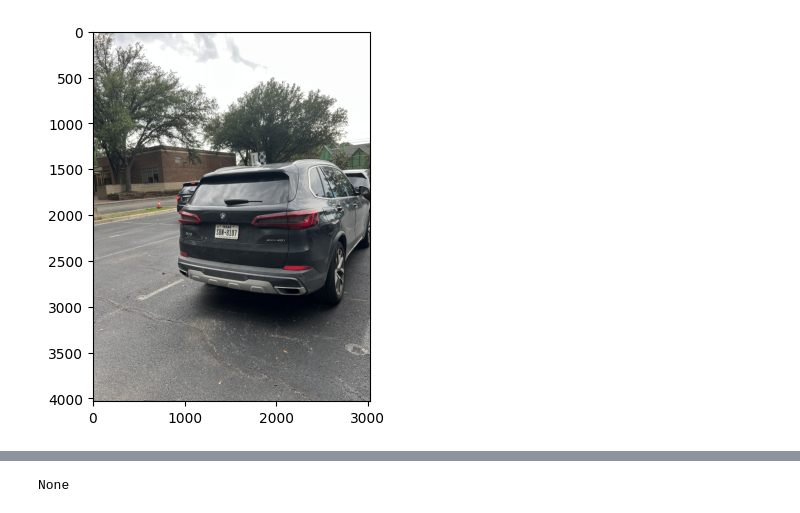
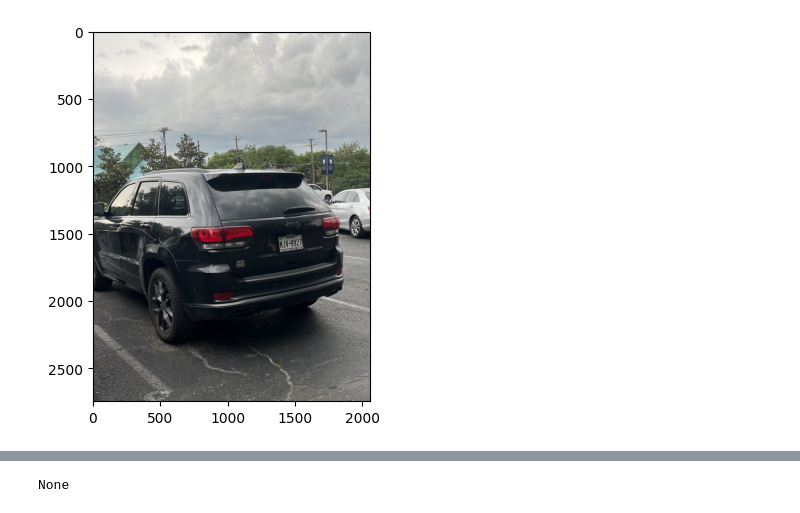
Before and after one commit to Terraform05/license_plate_recognition, a Jupyter notebook: plate_recognition.ipynb, the cells around one changed output, grey strips where cells are left out. Drawn from its saved outputs; the diff is of its cells as text; code cells hidden in the pictures.

```diff
--- a/plate_recognition.ipynb
+++ b/plate_recognition.ipynb
@@ -9,10 +9,10 @@ import easyocr
 def show_color_image(image):
     plt.imshow(cv2.cvtColor(image, cv2.COLOR_BGR2RGB))
 # %%
-image = cv2.imread('Gen.jpg')
+image = cv2.imread('Tootyto.jpg')
 show_color_image(image)
 # %% [output]
-[figure, old version]
+[figure, new version]
 # %%
 states_list = [
     "ALABAMA",
```
Also changed, not shown: parts of 4 cells of this notebook.
